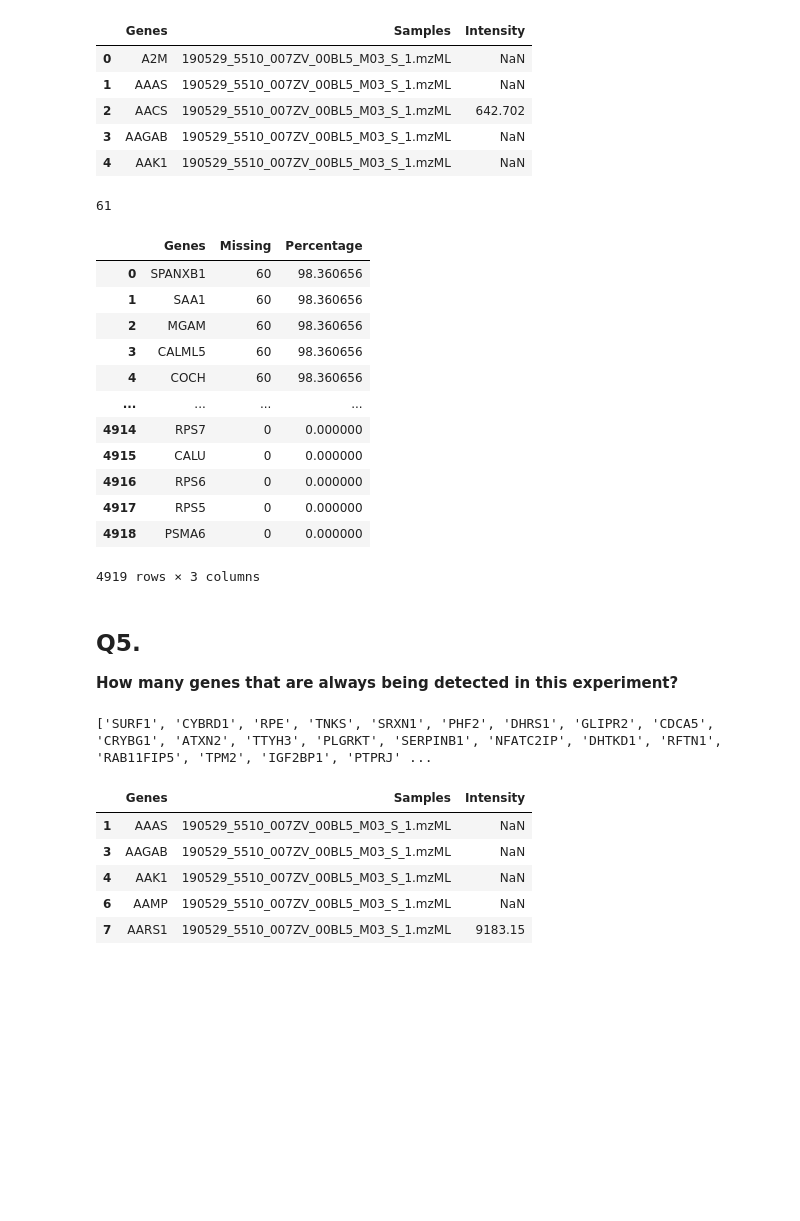
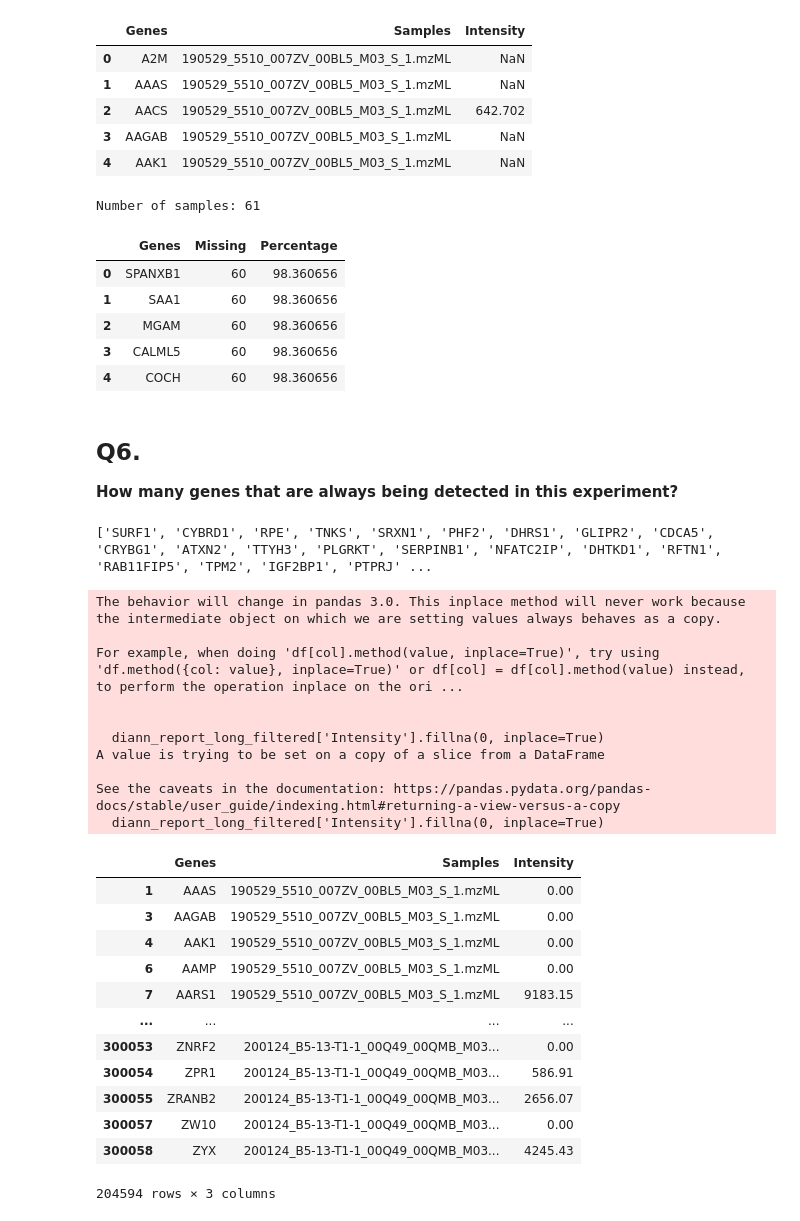
Before and after one commit to thanadol-git/BC_25, a Jupyter notebook: quantms.ipynb, the cells around one changed output. Cells and saved outputs as stored; diff of their text form; code cells hidden in the pictures; blank space fills up the shorter version.

```diff
--- a/quantms.ipynb
+++ b/quantms.ipynb
@@ -78,9 +78,10 @@ diann_report_long.head()
 | 4 | AAK1 | 190529_5510_007ZV_00BL5_M03_S_1.mzML | NaN |
 # %%
 n_samples = diann_report_long['Samples'].nunique()
-print(n_samples)
+# print
+print(f'Number of samples: {n_samples}')
 # %% [output]
-61
+Number of samples: 61
 # %%
 # Count missing values for each genes
 missing_values = diann_report_long.groupby('Genes')['Intensity'].apply(lambda x: x.isna().sum()).reset_index()
@@ -96,7 +97,7 @@ missing_values.reset_index(drop=True, inplace=True)
 # Calculate percentage of missing values
 missing_values['Percentage'] = (missing_values['Missing'] / n_samples) * 100
 
-missing_values
+missing_values.head()
 # %% [output]
 |  | Genes | Missing | Percentage |
 | 0 | SPANXB1 | 60 | 98.360656 |
@@ -104,34 +105,46 @@ missing_values
 | 2 | MGAM | 60 | 98.360656 |
 | 3 | CALML5 | 60 | 98.360656 |
 | 4 | COCH | 60 | 98.360656 |
-| ... | ... | ... | ... |
-| 4914 | RPS7 | 0 | 0.000000 |
-| 4915 | CALU | 0 | 0.000000 |
-| 4916 | RPS6 | 0 | 0.000000 |
-| 4917 | RPS5 | 0 | 0.000000 |
-| 4918 | PSMA6 | 0 | 0.000000 |
-4919 rows × 3 columns
 # %% [markdown]
-## Q5.
+## Q6.
 **How many genes that are always being detected in this experiment?**
 # %%
 # Filter missing genes
 # Use 50% rule
 selected_genes = missing_values[missing_values['Percentage'] <= 50]['Genes'].tolist()
 print(selected_genes)
 
 # Filter diann_report_long for selected genes
 diann_report_long_filtered = diann_report_long[diann_report_long['Genes'].isin(selected_genes)]
 
 # impute missing values with 0
 diann_report_long_filtered['Intensity'].fillna(0, inplace=True)
+
+diann_report_long_filtered.head()
 # %% [output]
 ['SURF1', 'CYBRD1', 'RPE', 'TNKS', 'SRXN1', 'PHF2', 'DHRS1', 'GLIPR2', 'CDCA5', 'CRYBG1', 'ATXN2', 'TTYH3', 'PLGRKT', 'SERPINB1', 'NFATC2IP', 'DHTKD1', 'RFTN1', 'RAB11FIP5', 'TPM2', 'IGF2BP1', 'PTPRJ' ...
+The behavior will change in pandas 3.0. This inplace method will never work because the intermediate object on which we are setting values always behaves as a copy.
+
+For example, when doing 'df[col].method(value, inplace=True)', try using 'df.method({col: value}, inplace=True)' or df[col] = df[col].method(value) instead, to perform the operation inplace on the ori ...
+
+
+  diann_report_long_filtered['Intensity'].fillna(0, inplace=True)
+A value is trying to be set on a copy of a slice from a DataFrame
+
+See the caveats in the documentation: https://pandas.pydata.org/pandas-docs/stable/user_guide/indexing.html#returning-a-view-versus-a-copy
+  diann_report_long_filtered['Intensity'].fillna(0, inplace=True)
 |  | Genes | Samples | Intensity |
-| 1 | AAAS | 190529_5510_007ZV_00BL5_M03_S_1.mzML | NaN |
-| 3 | AAGAB | 190529_5510_007ZV_00BL5_M03_S_1.mzML | NaN |
-| 4 | AAK1 | 190529_5510_007ZV_00BL5_M03_S_1.mzML | NaN |
-| 6 | AAMP | 190529_5510_007ZV_00BL5_M03_S_1.mzML | NaN |
+| 1 | AAAS | 190529_5510_007ZV_00BL5_M03_S_1.mzML | 0.00 |
+| 3 | AAGAB | 190529_5510_007ZV_00BL5_M03_S_1.mzML | 0.00 |
+| 4 | AAK1 | 190529_5510_007ZV_00BL5_M03_S_1.mzML | 0.00 |
+| 6 | AAMP | 190529_5510_007ZV_00BL5_M03_S_1.mzML | 0.00 |
 | 7 | AARS1 | 190529_5510_007ZV_00BL5_M03_S_1.mzML | 9183.15 |
+| ... | ... | ... | ... |
+| 300053 | ZNRF2 | 200124_B5-13-T1-1_00Q49_00QMB_M03... | 0.00 |
+| 300054 | ZPR1 | 200124_B5-13-T1-1_00Q49_00QMB_M03... | 586.91 |
+| 300055 | ZRANB2 | 200124_B5-13-T1-1_00Q49_00QMB_M03... | 2656.07 |
+| 300057 | ZW10 | 200124_B5-13-T1-1_00Q49_00QMB_M03... | 0.00 |
+| 300058 | ZYX | 200124_B5-13-T1-1_00Q49_00QMB_M03... | 4245.43 |
+204594 rows × 3 columns
 # %%
 # Join with sdrf
```
Also changed, not shown: parts of 11 cells of this notebook.
